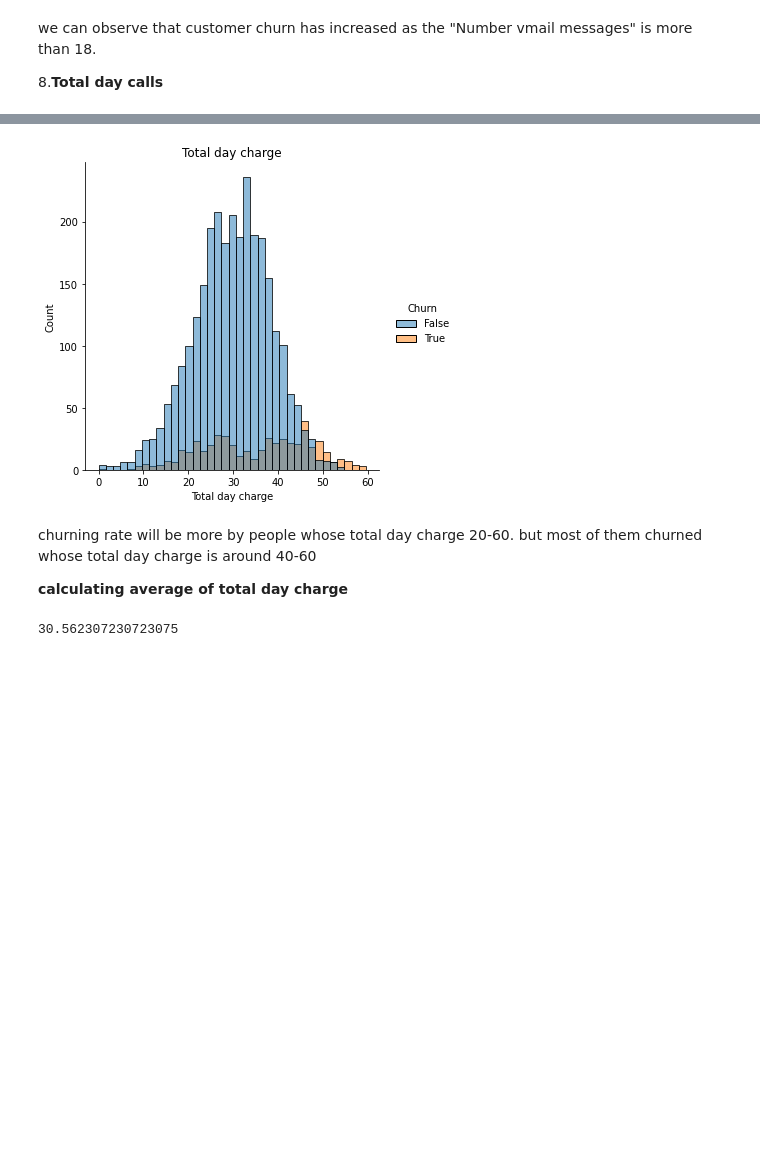
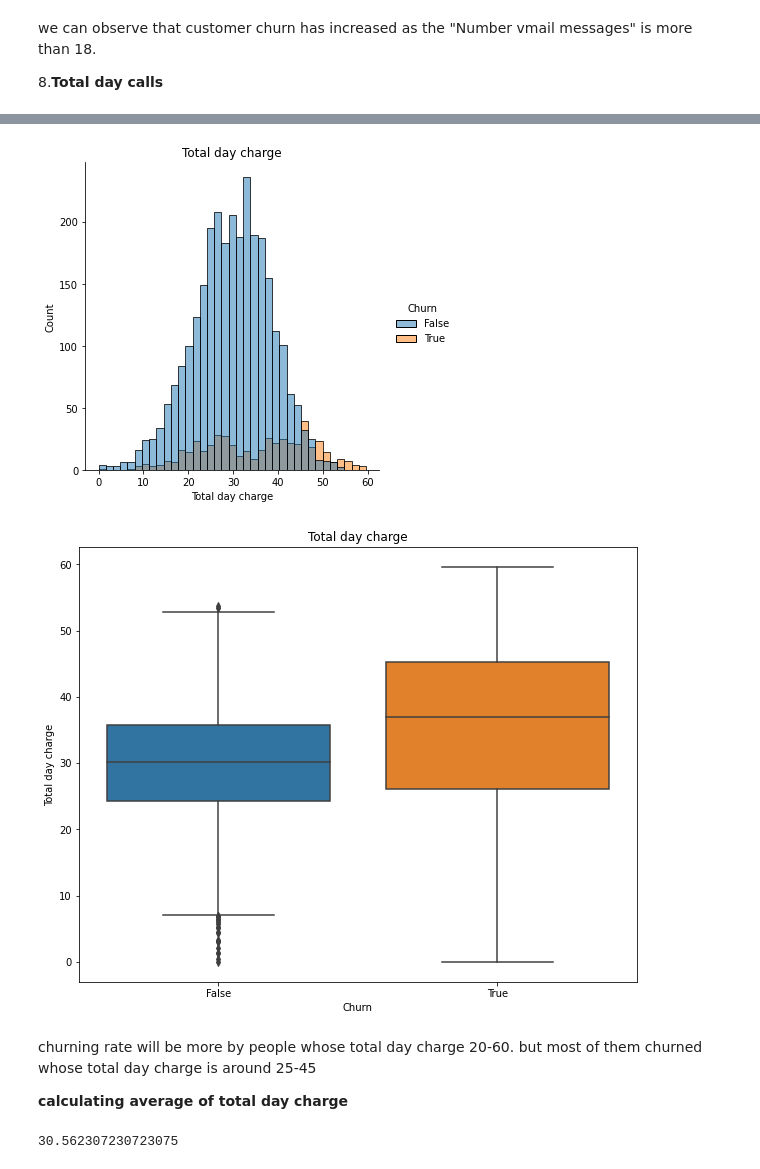
Before and after one commit to pavi-1994/telecom_churn_analysis, a Jupyter notebook: Telecom_Churn_Analysis_Capstone_Project.ipynb, the cells around one changed output, grey strips where cells are left out. Cells and saved outputs as stored; diff of their text form; code cells hidden in the pictures; blank space fills up the shorter version.

```diff
--- a/Telecom_Churn_Analysis_Capstone_Project.ipynb
+++ b/Telecom_Churn_Analysis_Capstone_Project.ipynb
@@ -510,13 +567,19 @@ we can see that people whose total day calls more than 60-140  change their serv
 
 9.**Total day charge**
 # %%
+#visualizing Total day charge using histogram
 sns.displot(data=telecom_df, x="Total day charge",hue="Churn")
 plt.title('Total day charge')
 plt.show()
+
+sns.boxplot(x='Churn', y='Total day charge', data=telecom_df)
+plt.title('Total day charge')
+plt.show()
 # %% [output]
 [figure]
+[figure, added]
 # %% [markdown]
-churning rate will be more by people whose total day charge 20-60. but most of them churned whose  total day charge is around 40-60
+churning rate will be more by people whose total day charge 20-60. but most of them churned whose  total day charge is around 25-45
 
 
 **calculating average of total day charge**
```
Also changed, not shown: parts of 104 cells of this notebook.
